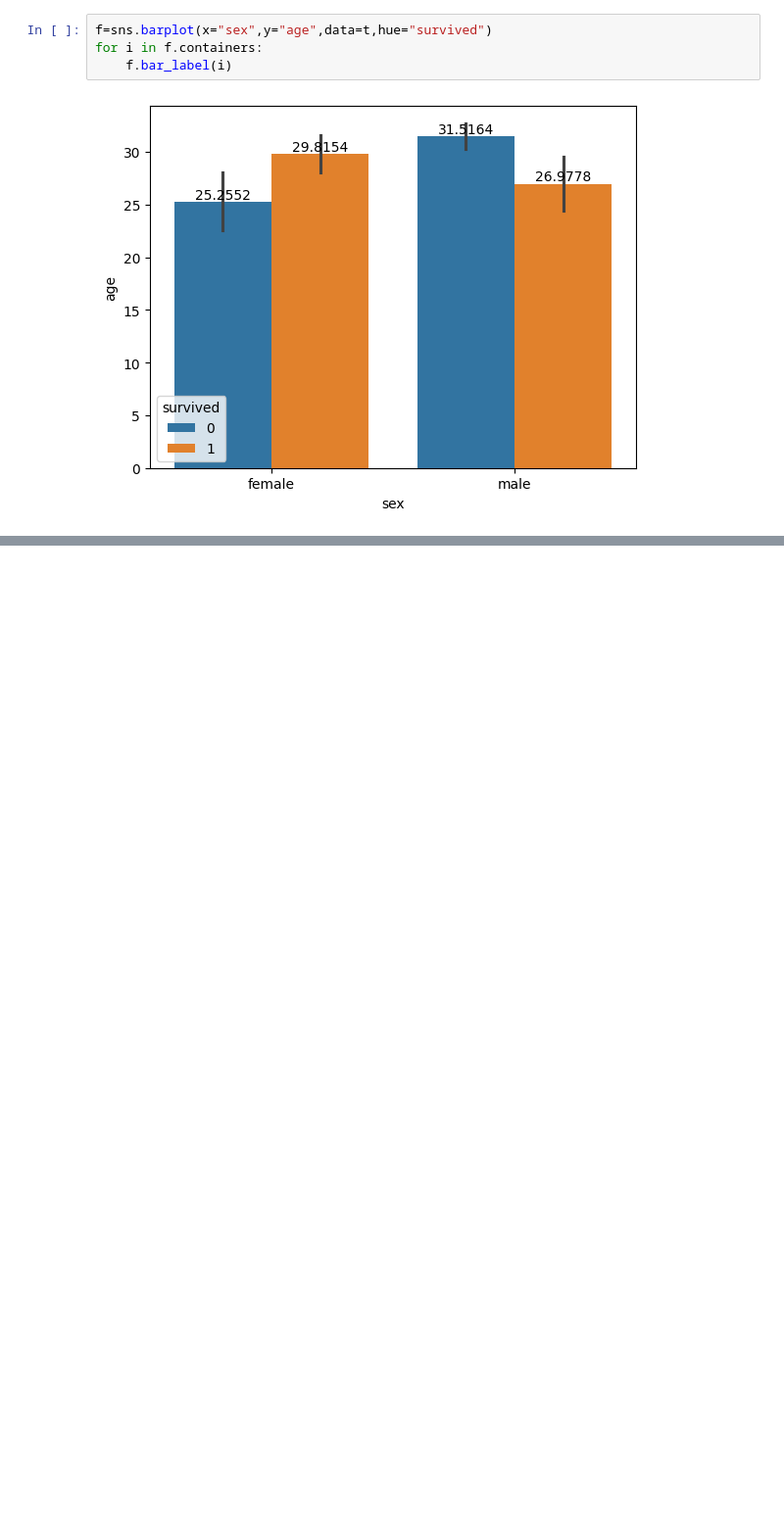
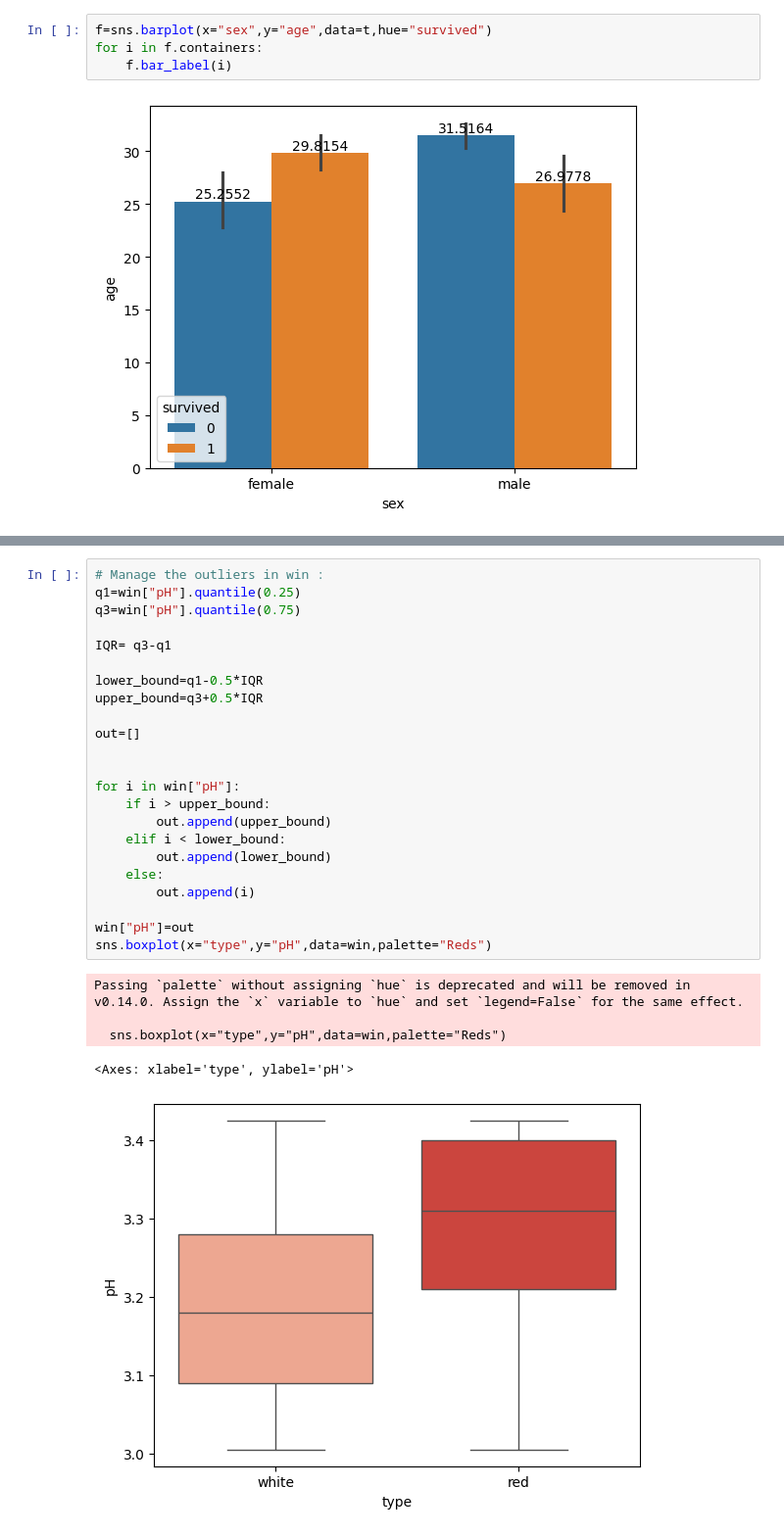
Before and after one commit to Amandeep006/QSPIDER-, a Jupyter notebook: pylab/sea.ipynb, the cells around one changed output, grey strips where cells are left out. Shown at 98% size. Cells and saved outputs as stored; diff of their text form; blank space fills up the shorter version.

```diff
--- a/pylab/sea.ipynb
+++ b/pylab/sea.ipynb
@@ -202,0 +290,29 @@ t
+# %%
+# Manage the outliers in win :
+q1=win["pH"].quantile(0.25)
+q3=win["pH"].quantile(0.75)
+
+IQR= q3-q1
+
+lower_bound=q1-0.5*IQR
+upper_bound=q3+0.5*IQR
+
+out=[]
+
+
+for i in win["pH"]:
+    if i > upper_bound:
+        out.append(upper_bound)
+    elif i < lower_bound:
+        out.append(lower_bound)
+    else:
+        out.append(i)
+
+win["pH"]=out
+sns.boxplot(x="type",y="pH",data=win,palette="Reds")
+# %% [output]
+Passing `palette` without assigning `hue` is deprecated and will be removed in v0.14.0. Assign the `x` variable to `hue` and set `legend=False` for the same effect.
+
+  sns.boxplot(x="type",y="pH",data=win,palette="Reds")
+<Axes: xlabel='type', ylabel='pH'>
+[figure, added]
```
Also changed, not shown: parts of 11 cells of this notebook.
